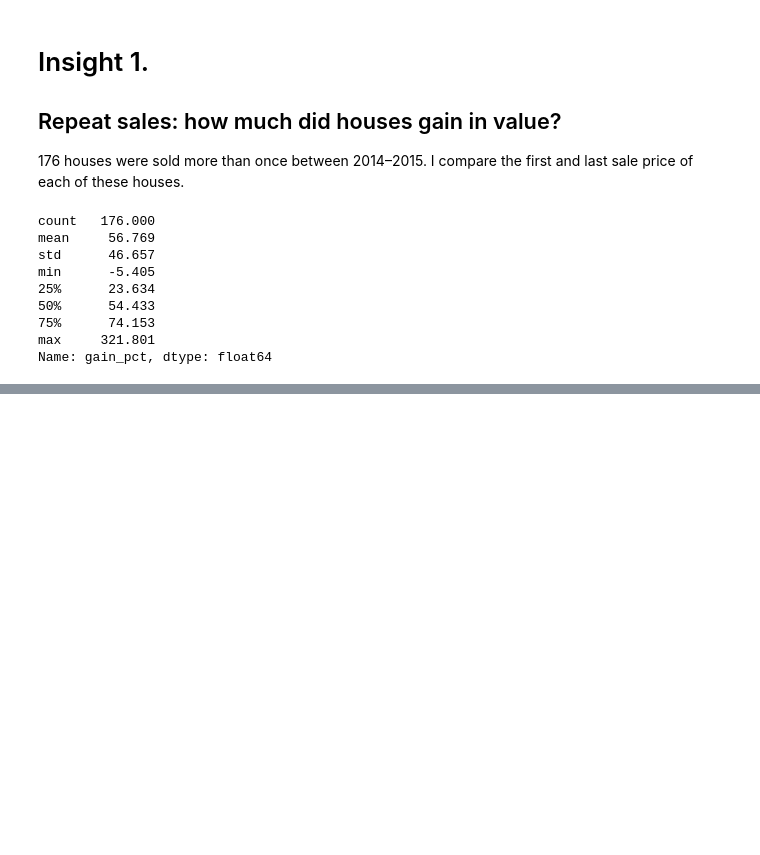
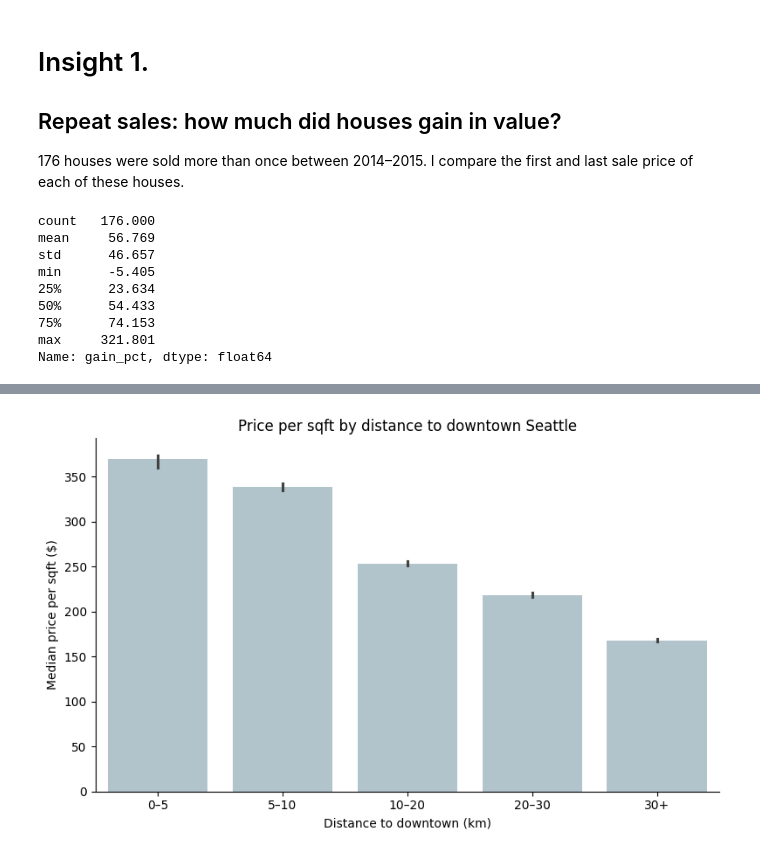
Before and after one commit to Maryam-Sajedi/ds-eda-project, a Jupyter notebook: 04_eda.ipynb, the cells around one changed output, grey strips where cells are left out. Drawn from its saved outputs; the diff is of its cells as text; code cells hidden in the pictures; blank space fills up the shorter version.

```diff
--- a/04_eda.ipynb
+++ b/04_eda.ipynb
@@ -90,0 +208,14 @@ Name: gain_pct, dtype: float64
+# %%
+# This cell measures how far each house is from downtown Seattle and compares typical prices at different distances.
+import numpy as np
+
+# Distance in km (haversine formula)
+lat1, lon1 = np.radians(47.6062), np.radians(-122.3321) # converts degrees to radiance
+lat2, lon2 = np.radians(df["lat"]), np.radians(df["long"])
+a = np.sin((lat2 - lat1) / 2) ** 2 + np.cos(lat1) * np.cos(lat2) * np.sin((lon2 - lon1) / 2) ** 2
+df["dist_downtown_km"] = 6371 * 2 * np.arcsin(np.sqrt(a)) # (6371 km is the Earth’s radius)
+
+# Group into distance bands and compare
+df["dist_band"] = pd.cut(df["dist_downtown_km"], bins=[0, 5, 10, 20, 30, 80], #sorts every house into a band: 0–5 km, 5–10, 10–20, 20–30 etc.
+                         labels=["0–5", "5–10", "10–20", "20–30", "30+"])
+df.groupby("dist_band", observed=True)[["price_per_sqft"]].median() # observed=True: only bands that contain at least one house show up.
@@ -90,0 +230,15 @@ Name: gain_pct, dtype: float64
+# %%
+import seaborn as sns
+
+sns.barplot(
+    data=df, x="dist_band", y="price_per_sqft",
+    estimator="median", color="#AEC6CF",
+)
+plt.title("Price per sqft by distance to downtown Seattle")
+plt.xlabel("Distance to downtown (km)")
+plt.ylabel("Median price per sqft ($)")
+sns.despine()
+plt.tight_layout()
+plt.show()
+# %% [output]
+[figure, added]
```
Also changed, not shown: parts of 19 cells of this notebook.
